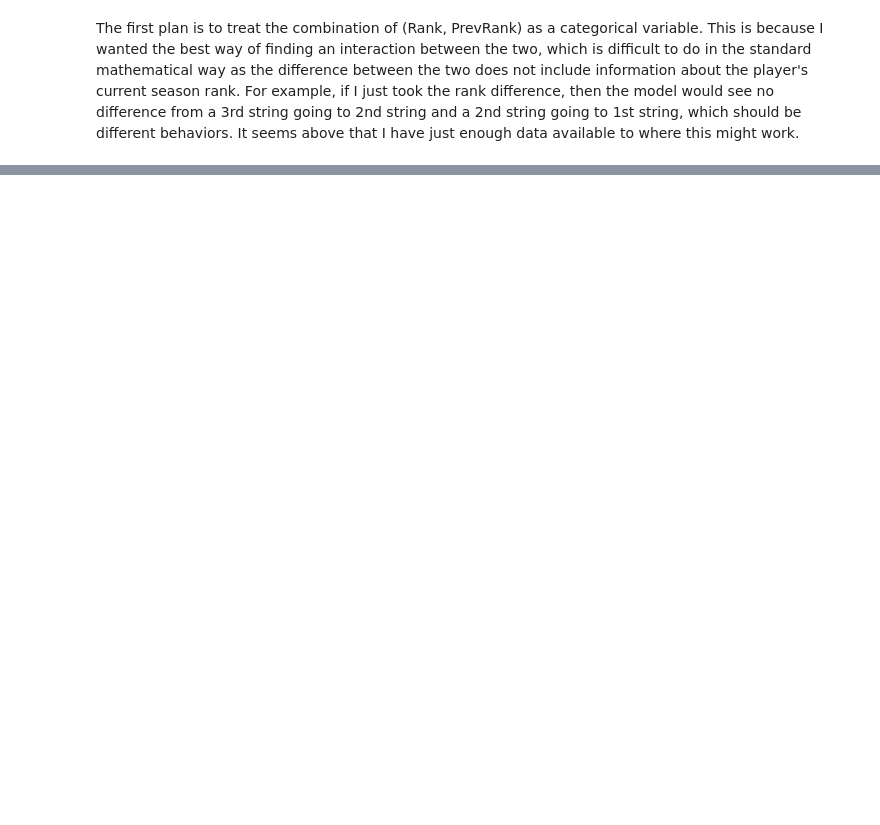
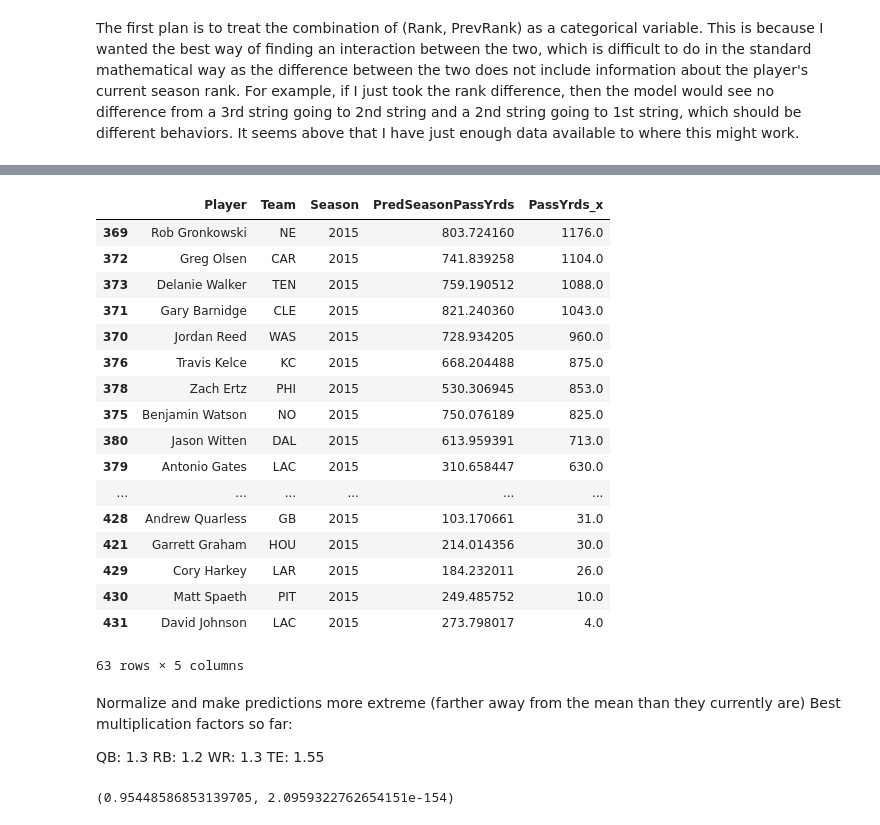
Before and after one commit to ktanemura/Gridiron-Guru, a Jupyter notebook: PlayerRanking/Fantasy Ranking.ipynb, the cells around one changed output, grey strips where cells are left out. Saved outputs shown, nothing was run; the diff lists cells and outputs as text; code cells hidden in the pictures; blank space fills up the shorter version.

Commit message:
finished rankings for main positions

```diff
--- a/PlayerRanking/Fantasy Ranking.ipynb
+++ b/PlayerRanking/Fantasy Ranking.ipynb
@@ -1225,0 +1456,5 @@ Test Data Size:70
+# %%
+StatsPredictQB = ModelsQB.predict_df(players[players.Position == 'QB'])
+StatsPredictRB = ModelsRB.predict_df(players[players.Position == 'RB'])
+StatsPredictWR = ModelsWR.predict_df(players[players.Position == 'WR'])
+StatsPredictTE = ModelsTE.predict_df(players[players.Position == 'TE'])
@@ -1225,0 +1479,54 @@ Test Data Size:70
+# %%
+FinalPredictQB = pd.merge(GamesPredictQB, StatsPredictQB, on=['Player', 'Team', 'Position', 'Season'])
+FinalPredictRB = pd.merge(GamesPredictRB, StatsPredictRB, on=['Player', 'Team', 'Position', 'Season'])
+FinalPredictWR = pd.merge(GamesPredictWR, StatsPredictWR, on=['Player', 'Team', 'Position', 'Season'])
+FinalPredictTE = pd.merge(GamesPredictTE, StatsPredictTE, on=['Player', 'Team', 'Position', 'Season'])
+# %%
+def total_pass(row):
+    return row['PredAvgPassYrds'] * row['PredPassAttPerGame'] * row['PredGamesPlayedPercent'] * 16
+
+def total_rush(row):
+    return row['PredAvgRushYrds'] * row['PredRushAttPerGame'] * row['PredGamesPlayedPercent'] * 16
+# %%
+FinalPredictQB['PredSeasonPassYrds'] = FinalPredictQB.apply(total_pass, axis=1)
+FinalPredictQB['PredSeasonRushYrds'] = FinalPredictQB.apply(total_rush, axis=1)
+FinalPredictRB['PredSeasonPassYrds'] = FinalPredictRB.apply(total_pass, axis=1)
+FinalPredictRB['PredSeasonRushYrds'] = FinalPredictRB.apply(total_rush, axis=1)
+FinalPredictWR['PredSeasonPassYrds'] = FinalPredictWR.apply(total_pass, axis=1)
+FinalPredictWR['PredSeasonRushYrds'] = FinalPredictWR.apply(total_rush, axis=1)
+FinalPredictTE['PredSeasonPassYrds'] = FinalPredictTE.apply(total_pass, axis=1)
+FinalPredictTE['PredSeasonRushYrds'] = FinalPredictTE.apply(total_rush, axis=1)
+# %%
+FinalPredictTE[['Player', 'Team', 'Season', 'PredSeasonPassYrds', 'PassYrds_x']][FinalPredictTE.Season == '2015'] \
+    .sort('PassYrds_x', ascending=False)
+# %% [output]
+|  | Player | Team | Season | PredSeasonPassYrds | PassYrds_x |
+| 369 | Rob Gronkowski | NE | 2015 | 803.724160 | 1176.0 |
+| 372 | Greg Olsen | CAR | 2015 | 741.839258 | 1104.0 |
+| 373 | Delanie Walker | TEN | 2015 | 759.190512 | 1088.0 |
+| 371 | Gary Barnidge | CLE | 2015 | 821.240360 | 1043.0 |
+| 370 | Jordan Reed | WAS | 2015 | 728.934205 | 960.0 |
+| 376 | Travis Kelce | KC | 2015 | 668.204488 | 875.0 |
+| 378 | Zach Ertz | PHI | 2015 | 530.306945 | 853.0 |
+| 375 | Benjamin Watson | NO | 2015 | 750.076189 | 825.0 |
+| 380 | Jason Witten | DAL | 2015 | 613.959391 | 713.0 |
+| 379 | Antonio Gates | LAC | 2015 | 310.658447 | 630.0 |
+| ... | ... | ... | ... | ... | ... |
+| 428 | Andrew Quarless | GB | 2015 | 103.170661 | 31.0 |
+| 421 | Garrett Graham | HOU | 2015 | 214.014356 | 30.0 |
+| 429 | Cory Harkey | LAR | 2015 | 184.232011 | 26.0 |
+| 430 | Matt Spaeth | PIT | 2015 | 249.485752 | 10.0 |
+| 431 | David Johnson | LAC | 2015 | 273.798017 | 4.0 |
+63 rows × 5 columns
+# %% [markdown]
+Normalize and make predictions more extreme (farther away from the mean than they currently are)
+Best multiplication factors so far:
+
+QB: 1.3
+RB: 1.2
+WR: 1.3
+TE: 1.55
+# %%
+sp.stats.pearsonr(FinalPredictQB['PredSeasonPassYrds'], FinalPredictQB['PassYrds_x'])
+# %% [output]
+(0.95448586853139705, 2.0959322762654151e-154)
```
Also changed, not shown: parts of 42 cells of this notebook.
